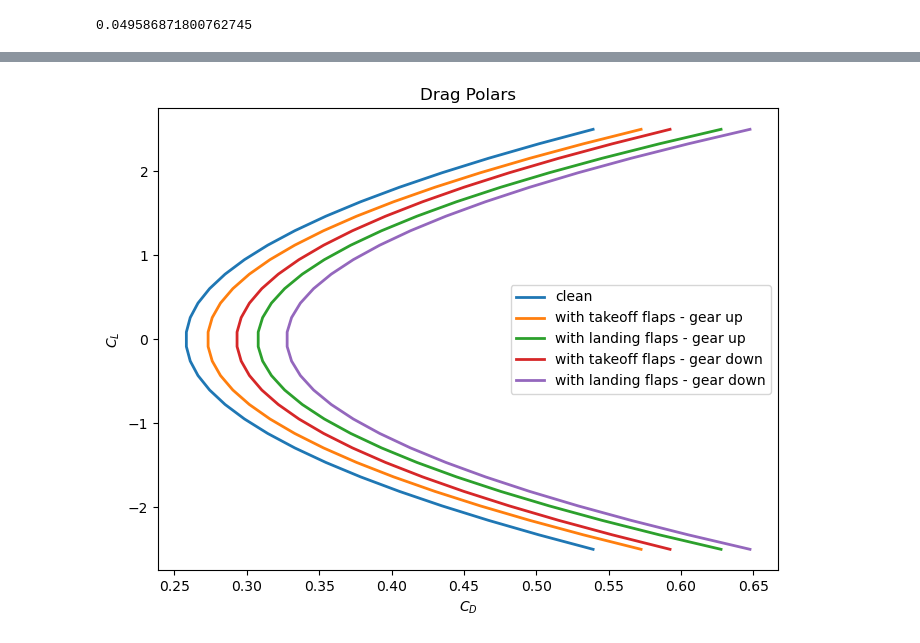
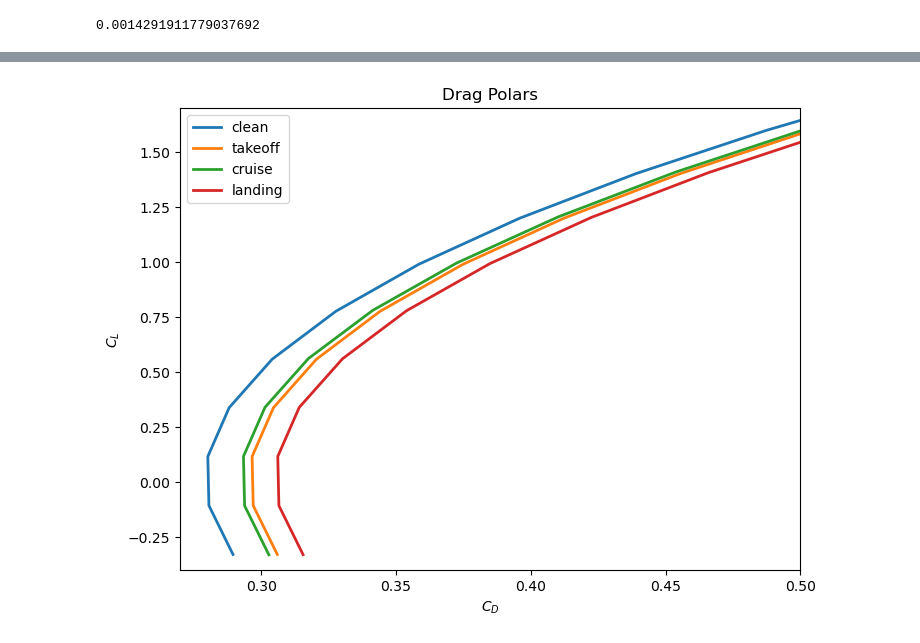
Before and after one commit to VaishnaviK003/Group9-EAE-130-A-B-UCDavis-2025-GatewayToBlueSkies, a Jupyter notebook: 130B_A2.ipynb, the cells around one changed output, grey strips where cells are left out. Drawn from its saved outputs; the diff is of its cells as text; code cells hidden in the pictures.

```diff
--- a/130B_A2.ipynb
+++ b/130B_A2.ipynb
@@ -182,9 +208,10 @@ print(CD_0) # 0.0193 in previous 130A - A3 code
 # %%
-chord_flap = 0.4 * chord_wing # check
-S_ref_flap = 0.25 * S_ref_wing # check
-del_flap = np.deg2rad(40) # angle of delfection for flap assumed to be 30 deg - check
+chord_flap = 2 #0.25 * chord_wing # check
+S_ref_flap = 14 * 2 # 0.25 * S_ref_wing # check
+del_flap = np.deg2rad(15) # angle of delfection for flap assumed to be 15 deg -
+# anything past 15 degrees causes a lot of drag
 
 delta_cD0_landing_flaps = 1.7 * ((chord_flap / chord_wing)**1.38) * (S_ref_flap / S_ref_wing) * ((np.sin(del_flap))**2)# for plain flap
 print(delta_cD0_landing_flaps)
 # %% [output]
-0.049586871800762745
+0.0014291911779037692
@@ -195,65 +274,39 @@ print(delta_cD0_landing_flaps)
 
 #S_wet_S_ref =  S_wet / S_ref_wing # 4 - from Raymer's text
 #c_f = 0.0055 # figure 4.4 on Metabook - "light aircraft - single engine"
+delta_cD0_landing_gear = 0.02 # Raymer's text # ASK
+delta_cD0_takeoff = 0.015 # ASK
 
-parasite_drag_coeff =  CD_0 # c_f * S_wet_S_ref
+CD_clean = np.zeros(14)
 
-AR = 60/7 # span / chord of wing
+for i in range(len(CL_takeoff)):
+    CD_clean[i] = CD_0_takeoff + CDi_takeoff[i] + CDt_takeoff[i]
 
-# AVL will give lift-induced drag
+CD_takeoff = np.zeros(14)
 
-cL_clean = np.linspace(-2.5, 2.5, 30)
-cL_takeoff = np.linspace(-2.5, 2.5, 30)
-cL_landing = np.linspace(-2.5, 2.5, 30)
-cL_takeoff2 = np.linspace(-2.5, 2.5, 30)
-cL_landing2 = np.linspace(-2.5, 2.5, 30)
+for i in range(len(CL_takeoff)):
+    CD_takeoff[i] = CD_0_takeoff + delta_cD0_landing_flaps + CDi_takeoff[i] + CDt_takeoff[i] + delta_cD0_takeoff
 
-eff_clean = 0.825 #float(input("Enter the Oswald efficiency for clean configuration (0.80 ~ 0.85): "))
-eff_takeoff = 0.775 #float(input("Enter the Oswald efficiency for takeoff flaps configuration (0.75 ~ 0.80): "))
-eff_landing_flaps = 0.725 #float(input("Enter the Oswald efficiency for landing flaps configuration (0.70 ~ 0.75): "))
+CD_cruise = np.zeros(14)
 
-delta_cD0_takeoff = 0.015 #float(input("Enter the change in parasite drag coefficient (C_D0) for takeoff flaps (0.010 ~ 0.020): "))
-#delta_cD0_landing_flaps = 0.065 #float(input("Enter the change in parasite drag coefficient (C_D0) for landing flaps (0.055 ~ 0.075): "))
-delta_cD0_landing_gear = 0.02 #float(input("Enter the change in parasite drag coefficient (C_D0) for landing gear (0.015 ~ 0.025): "))
+for i in range(len(CL_cruise)):
+    CD_cruise[i] = CD_0_cruise + delta_cD0_landing_flaps + CDi_cruise[i] + CDt_cruise[i]
 
-# Clean drag polar
-cD_clean = parasite_drag_coeff + (1 / (np.pi * eff_clean * AR)) * (cL_clean ** 2)
-print(parasite_drag_coeff)
-print(1 / (np.pi * eff_clean * AR))
-# Takeoff flaps - gear up drag polar
-cD_takeoff_1 = (parasite_drag_coeff + delta_cD0_takeoff) + (1 / (np.pi * eff_takeoff * AR)) * (cL_takeoff ** 2)
-print(parasite_drag_coeff + delta_cD0_takeoff)
-print(1 / (np.pi * eff_takeoff * AR))
+CD_landing = np.zeros(14)
 
-# Landing flaps - gear up drag polar
-cD_landing_flaps_1 = (parasite_drag_coeff + delta_cD0_landing_flaps) + (1 / (np.pi * eff_landing_flaps * AR)) * (cL_landing ** 2)
-print(parasite_drag_coeff + delta_cD0_landing_flaps)
-print(1 / (np.pi * eff_landing_flaps * AR))
-
-# Takeoff flaps - gear down drag polar - this is here in case we decide to do a retractable one
-cD_takeoff_2 = (parasite_drag_coeff + delta_cD0_takeoff + delta_cD0_landing_gear) + (1 / (np.pi * eff_takeoff * AR)) * (cL_takeoff ** 2)
-print(parasite_drag_coeff + delta_cD0_takeoff + delta_cD0_landing_gear)
-print(1 / (np.pi * eff_takeoff * AR))
-
-# Landing flaps - gear down drag polar - this is here in case we decide to do a retractable one
-cD_landing_flaps_2 = (parasite_drag_coeff + delta_cD0_landing_flaps + delta_cD0_landing_gear) + (1 / (np.pi * eff_landing_flaps * AR)) * (cL_landing ** 2)
-print(parasite_drag_coeff + delta_cD0_landing_flaps + delta_cD0_landing_gear)
-print(1 / (np.pi * eff_landing_flaps * AR))
-
-# Landing gear drag polar
-# cD_landing_gear = (parasite_drag_coeff + delta_cD0_landing_gear) + (1 / (np.pi * eff_clean * AR)) * (cL_landing ** 2) # Just used the clean efficiency here
-# (DELETE LATER: looks like that's what the sample code did as well)
+for i in range(len(CL_landing)):
+    CD_landing[i] = CD_0_landing + delta_cD0_landing_flaps + CDi_landing[i] + CDt_landing[i] + delta_cD0_landing_gear
 
 plt.figure(figsize=(8,6))
 plt.title('Drag Polars')
 plt.xlabel("$C_D$")
 plt.ylabel("$C_L$")
-plt.plot(cD_clean, cL_clean, label='clean', linestyle='-', linewidth=2)
-plt.plot(cD_takeoff_1, cL_takeoff, label='with takeoff flaps - gear up', linestyle='-', linewidth=2)
-plt.plot(cD_landing_flaps_1, cL_landing, label='with landing flaps - gear up', linestyle='-', linewidth=2)
-plt.plot(cD_takeoff_2, cL_takeoff, label='with takeoff flaps - gear down', linestyle='-', linewidth=2) # if retractable
-plt.plot(cD_landing_flaps_2, cL_landing, label='with landing flaps - gear down', linestyle='-', linewidth=2) # if retractable
-# plt.plot(cD_landing_gear, cL_landing, label='with landing gear', linestyle='-', linewidth=2)
+plt.plot(CD_clean, CL_takeoff, label='clean', linestyle='-', linewidth=2)
+plt.plot(CD_takeoff, CL_takeoff, label='takeoff', linestyle='-', linewidth=2)
+plt.plot(CD_cruise, CL_cruise, label='cruise', linestyle='-', linewidth=2)
+plt.plot(CD_landing, CL_landing, label='landing', linestyle='-', linewidth=2)
+plt.xlim(0.27, 0.5)
+plt.ylim(-0.4, 1.7)
 plt.legend(loc='best')
 plt.show()
 # %% [output]
@@ -270 +313 @@ plt.show()
-[figure, old version]
+[figure, new version]
```
Also changed, not shown: parts of 4 cells of this notebook.
